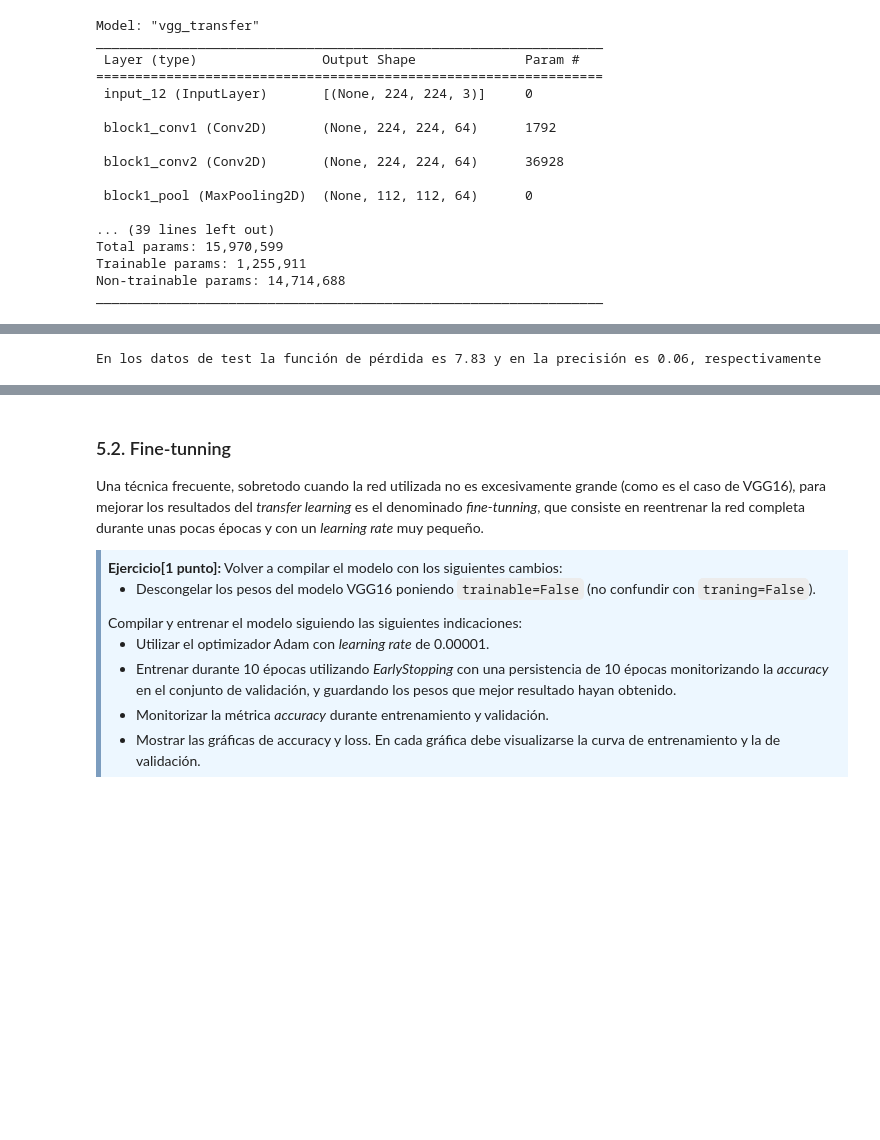
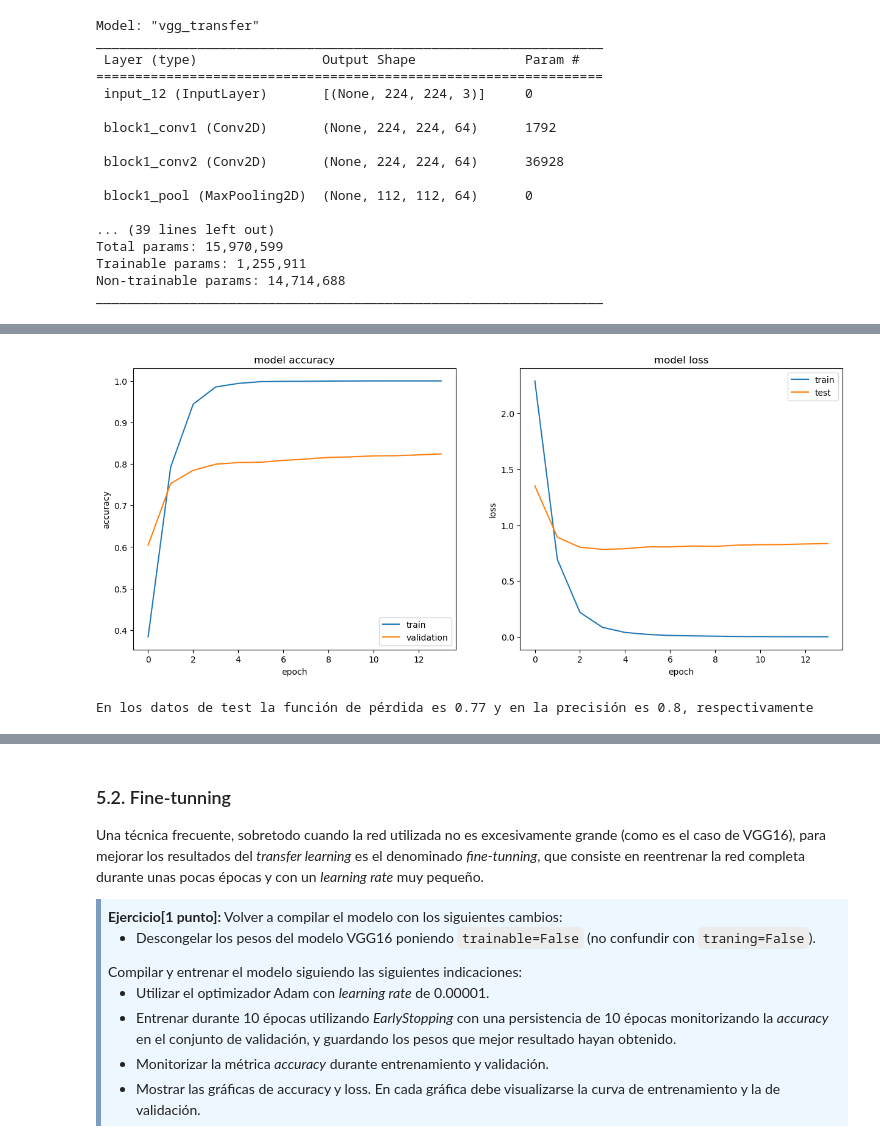
Before and after one commit to adrianvallsc/Coursera_test, a Jupyter notebook: pec1-cnn.ipynb, the cells around one changed output, grey strips where cells are left out. Drawn from its saved outputs; the diff is of its cells as text; code cells hidden in the pictures; blank space fills up the shorter version.

```diff
--- a/pec1-cnn.ipynb
+++ b/pec1-cnn.ipynb
@@ -1109,10 +1109,14 @@ Epoch 14/100
+# %%
+plot_history(history)
+# %% [output]
+[figure, added]
 # %%
 # Resultados
 
-score = model.evaluate(test_data, verbose=0)
+score = model.evaluate(test_data_prep, verbose=0)
 
 
 print("En los datos de test la función de pérdida es {} y en la precisión es {}, respectivamente"
       .format(round(score[0],2), round(score[1],2)))
 # %% [output]
-En los datos de test la función de pérdida es 7.83 y en la precisión es 0.06, respectivamente
+En los datos de test la función de pérdida es 0.77 y en la precisión es 0.8, respectivamente
```
Also changed, not shown: parts of 17 cells of this notebook.
